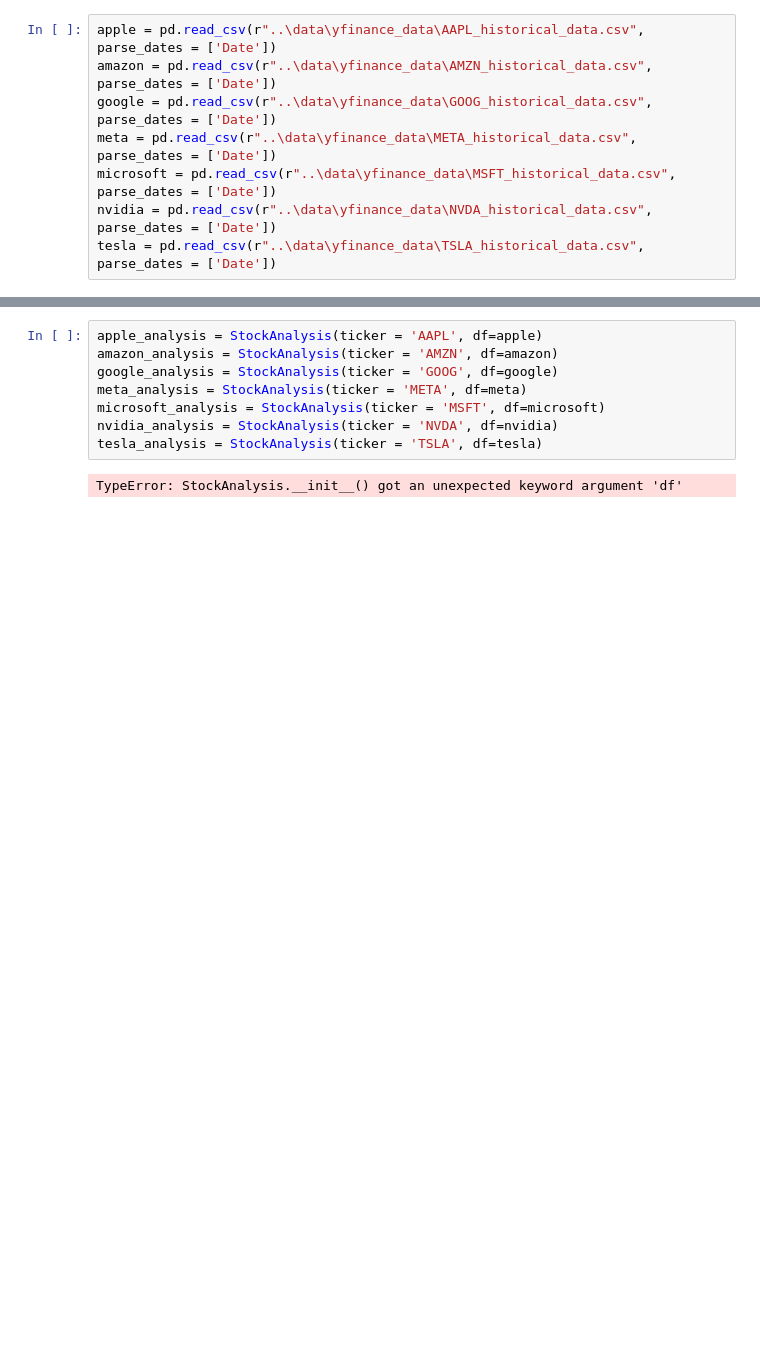
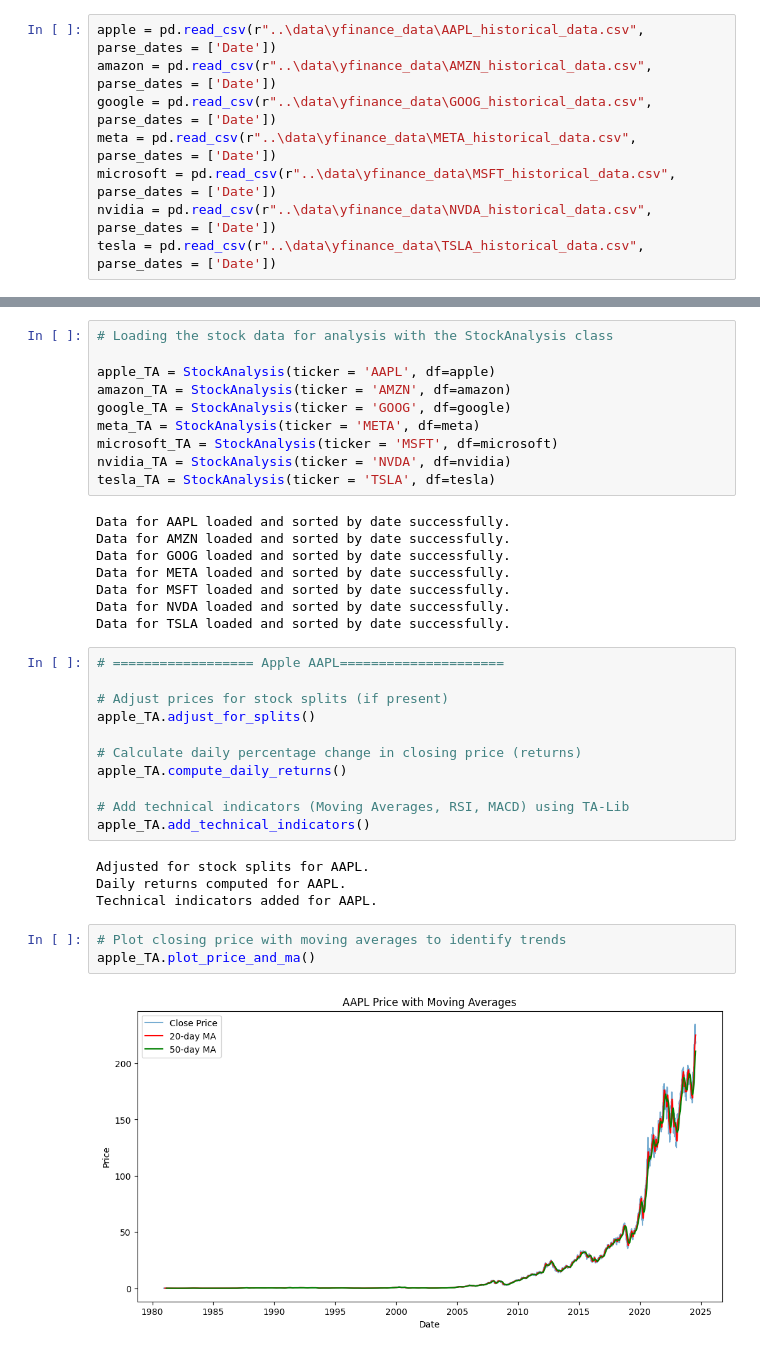
Before and after one commit to AmhaBK/stock-price-sentiment-analysis, a Jupyter notebook: notebooks/fin_data.ipynb, the cells around one changed output, grey strips where cells are left out. Saved outputs shown, nothing was run; the diff lists cells and outputs as text; blank space fills up the shorter version.

Commit message:
Financial data analysis

```diff
--- a/notebooks/fin_data.ipynb
+++ b/notebooks/fin_data.ipynb
@@ -25,10 +275,38 @@ tesla = pd.read_csv(r"..\data\yfinance_data\TSLA_historical_data.csv", parse_dat
 # %%
-apple_analysis = StockAnalysis(ticker = 'AAPL', df=apple)
-amazon_analysis = StockAnalysis(ticker = 'AMZN', df=amazon)
-google_analysis = StockAnalysis(ticker = 'GOOG', df=google)
-meta_analysis = StockAnalysis(ticker = 'META', df=meta)
-microsoft_analysis = StockAnalysis(ticker = 'MSFT', df=microsoft)
-nvidia_analysis = StockAnalysis(ticker = 'NVDA', df=nvidia)
-tesla_analysis = StockAnalysis(ticker = 'TSLA', df=tesla)
+# Loading the stock data for analysis with the StockAnalysis class
+
+apple_TA = StockAnalysis(ticker = 'AAPL', df=apple)
+amazon_TA = StockAnalysis(ticker = 'AMZN', df=amazon)
+google_TA = StockAnalysis(ticker = 'GOOG', df=google)
+meta_TA = StockAnalysis(ticker = 'META', df=meta)
+microsoft_TA = StockAnalysis(ticker = 'MSFT', df=microsoft)
+nvidia_TA = StockAnalysis(ticker = 'NVDA', df=nvidia)
+tesla_TA = StockAnalysis(ticker = 'TSLA', df=tesla)
 # %% [output]
-TypeError: StockAnalysis.__init__() got an unexpected keyword argument 'df'
+Data for AAPL loaded and sorted by date successfully.
+Data for AMZN loaded and sorted by date successfully.
+Data for GOOG loaded and sorted by date successfully.
+Data for META loaded and sorted by date successfully.
+Data for MSFT loaded and sorted by date successfully.
+Data for NVDA loaded and sorted by date successfully.
+Data for TSLA loaded and sorted by date successfully.
+# %%
+# ================== Apple AAPL=====================
+
+# Adjust prices for stock splits (if present)
+apple_TA.adjust_for_splits()
+
+# Calculate daily percentage change in closing price (returns)
+apple_TA.compute_daily_returns()
+
+# Add technical indicators (Moving Averages, RSI, MACD) using TA-Lib
+apple_TA.add_technical_indicators()
+# %% [output]
+Adjusted for stock splits for AAPL.
+Daily returns computed for AAPL.
+Technical indicators added for AAPL.
+# %%
+# Plot closing price with moving averages to identify trends
+apple_TA.plot_price_and_ma()
+# %% [output]
+[figure, added]
```
Also changed, not shown: parts of 57 cells of this notebook, 2 other files.
